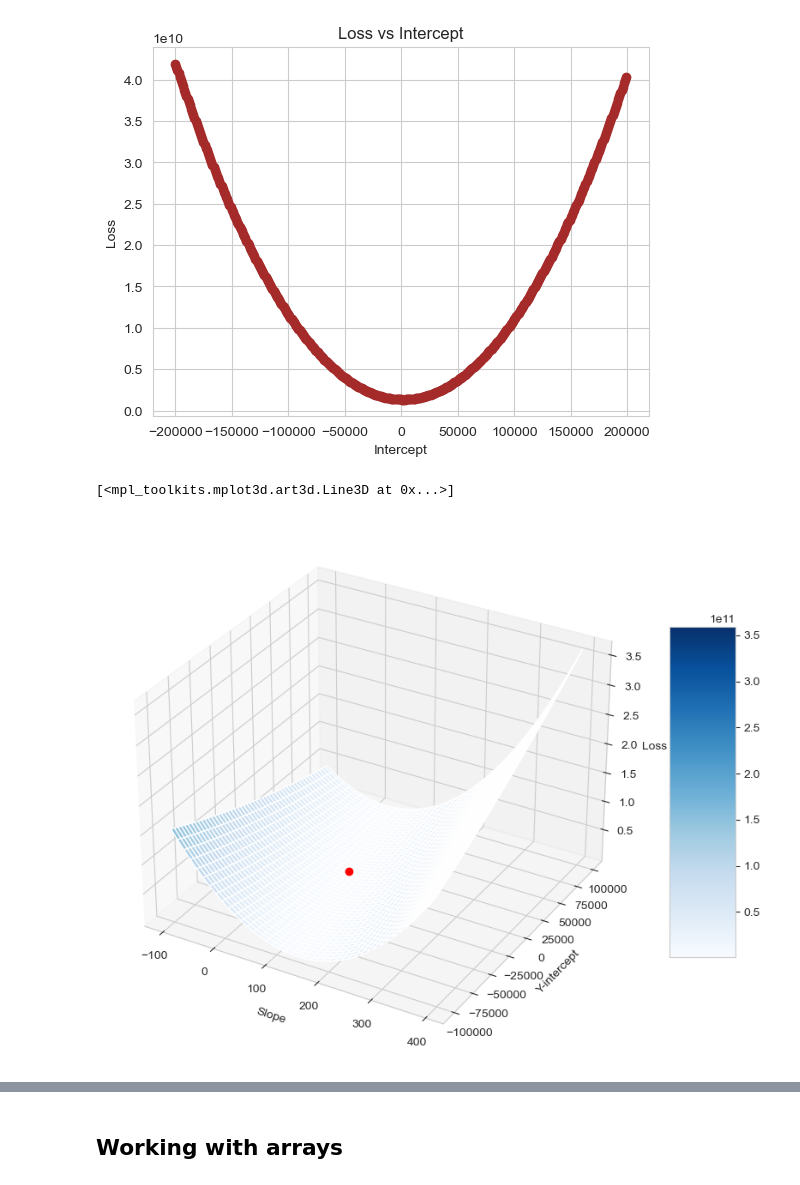
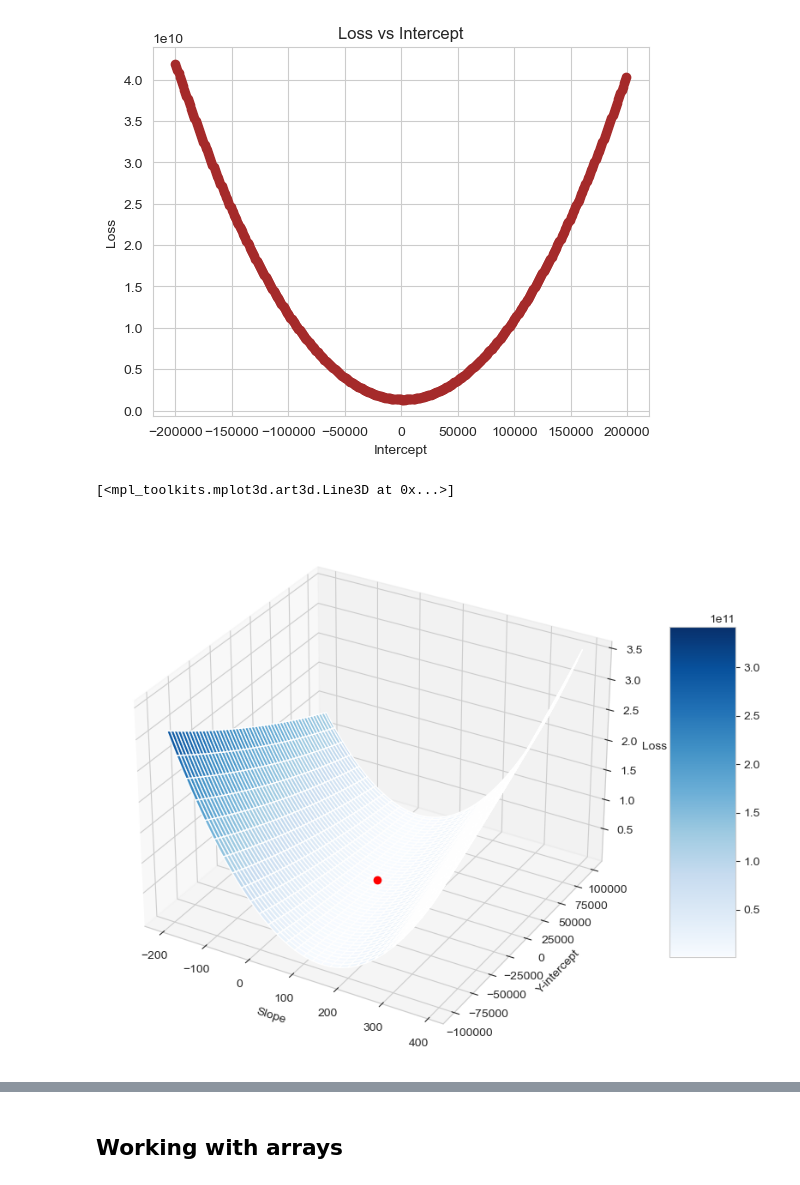
Before and after one commit to tbenbrahim/deep-learning-lunch-and-learn, a Jupyter notebook: nn-ll.ipynb, the cells around one changed output, grey strips where cells are left out. Cells and saved outputs as stored; diff of their text form; code cells hidden in the pictures.

```diff
--- a/nn-ll.ipynb
+++ b/nn-ll.ipynb
@@ -205,7 +205,7 @@ from sklearn.metrics import mean_squared_error
 
 plot = plot_points()
 
-b = 10
+b = 0
 m = 0
 plot.plot([0, 4000], [m * 0 + b, m * 4000 + b], color='brown')
 y = data['price'].values
@@ -287,29 +287,29 @@ Min loss: 1329994428.00 is at intercept 0.00
 # %%
 def error(m, b):
     y = data['price'].values
     y_hat = m * data['size'].values + b
     return mean_squared_error(y, y_hat)
 
 
-m = np.arange(-100, 400, 4)
-b = np.arange(-100000, 100000, 1000)
+m = np.arange(-200, 400, 10)
+b = np.arange(-100_000, 100_000, 1_000)
 
 M, B = np.meshgrid(m, b)
 E = np.vectorize(error)(M, B)
 
 fig = plt.figure()
 fig.set_size_inches(10, 10)
 ax = plt.subplot(projection='3d')
 surface = ax.plot_surface(M, B, E, cmap="Blues")
 ax.set_xlabel('Slope')
 ax.set_ylabel('Y-intercept')
 ax.set_zlabel('Loss')
 ax.view_init(30, -60)
 fig.colorbar(surface, shrink=0.5, aspect=5)
 ax.plot3D([77], [9161], [min_loss], 'o', color='red')
 # %% [output]
 [<mpl_toolkits.mplot3d.art3d.Line3D at 0x...>]
-[figure, old version]
+[figure, new version]
 # %%
 fig = plt.figure()
 fig.set_size_inches(12, 12)
```
Also changed, not shown: parts of 17 cells of this notebook, 1 other file.
